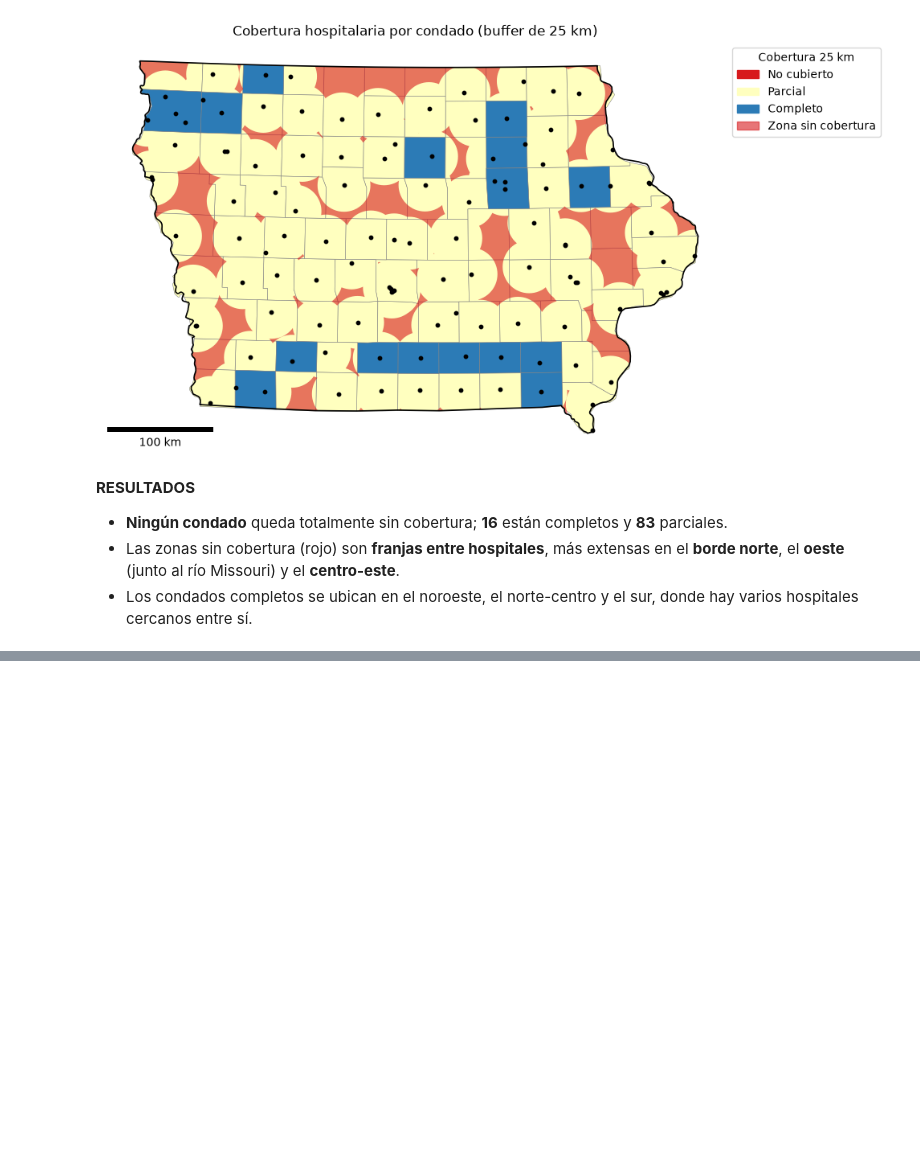
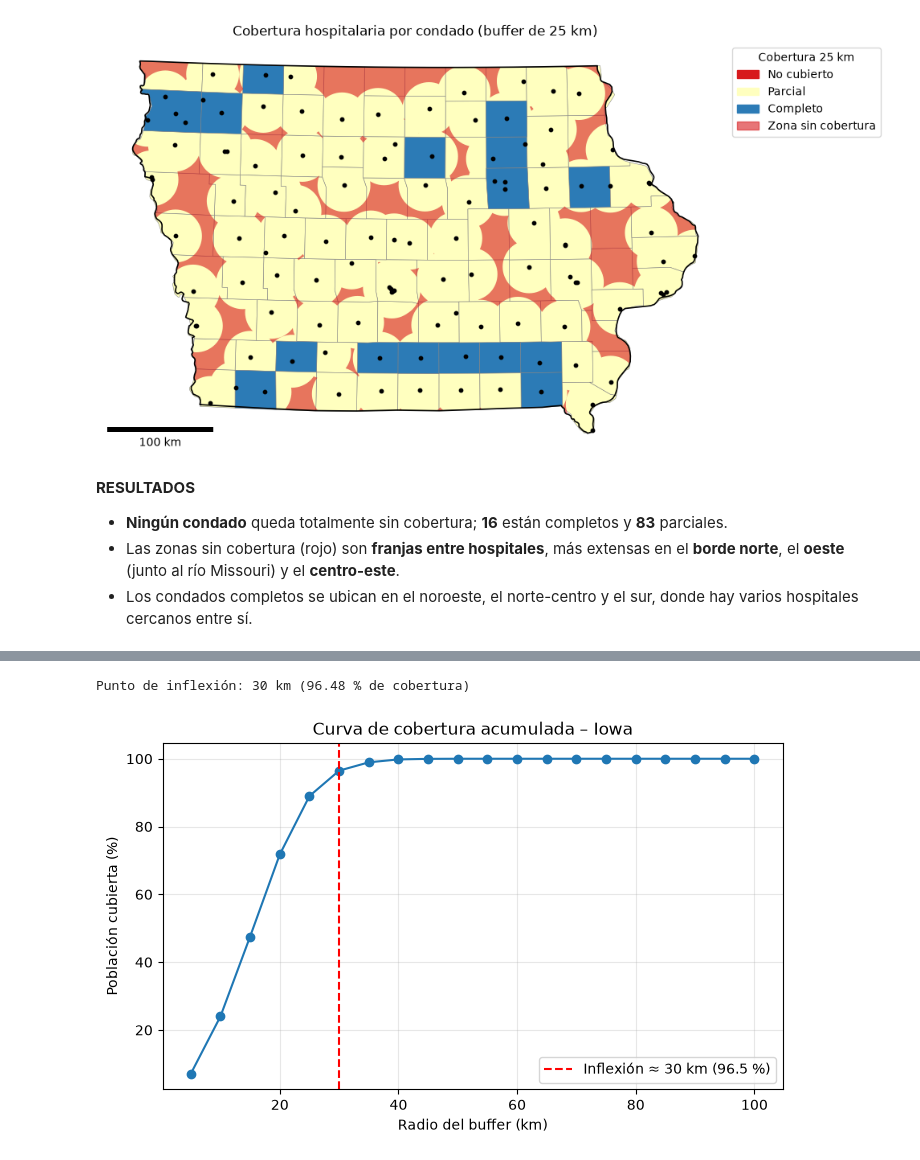
Before and after one commit to Tunchxz/CC2017-Laboratorio-5, a Jupyter notebook: laboratorio5.ipynb, the cells around one changed output, grey strips where cells are left out. Saved outputs shown, nothing was run; the diff lists cells and outputs as text; code cells hidden in the pictures; blank space fills up the shorter version.

```diff
--- a/laboratorio5.ipynb
+++ b/laboratorio5.ipynb
@@ -378,0 +387,12 @@ Name: count, dtype: int64
+# %%
+centroides = cond_ia[["fips", "nombre", "poblacion"]].copy()
+centroides = gpd.GeoDataFrame(centroides, geometry=cond_ia.centroid, crs=CRS_PROY)
+cercano = gpd.sjoin_nearest(
+    centroides, hosp_ia[["nombre", "tipo", "camas_total", "geometry"]],
+    how="left", distance_col="dist_m", lsuffix="cond", rsuffix="hosp",
+).drop_duplicates("fips")
+cercano["dist_km"] = cercano["dist_m"] / 1000
+cond_ia["dist_km"] = cond_ia["fips"].map(cercano.set_index("fips")["dist_km"])
+
+top10_dist = cercano.nlargest(10, "dist_km")
+top10_dist[["nombre_cond", "poblacion", "dist_km"]].reset_index(drop=True)
@@ -378,0 +420,9 @@ Name: count, dtype: int64
+# %%
+radios = np.arange(5, 105, 5)
+curva = pd.DataFrame({
+    "radio_km": radios,
+    "cobertura_%": [cobertura_poblacional(cond_ia, cobertura_unificada(hosp_ia, r)) / POB_TOTAL * 100
+                    for r in radios],
+})
+curva["ganancia_pp"] = curva["cobertura_%"].diff()
+curva
@@ -378,0 +447,19 @@ Name: count, dtype: int64
+# %%
+# Punto de inflexión (codo): punto de la curva más alejado de la recta que une sus extremos
+x, y = curva["radio_km"], curva["cobertura_%"]
+recta = y.iloc[0] + (x - x.iloc[0]) * (y.iloc[-1] - y.iloc[0]) / (x.iloc[-1] - x.iloc[0])
+inflexion = curva.loc[(y - recta).idxmax()]
+print(f"Punto de inflexión: {inflexion['radio_km']:.0f} km ({inflexion['cobertura_%']:.2f} % de cobertura)")
+
+fig, ax = plt.subplots(figsize=(8, 4.5))
+ax.plot(curva["radio_km"], curva["cobertura_%"], marker="o")
+ax.axvline(inflexion["radio_km"], color="red", linestyle="--",
+           label=f"Inflexión ≈ {inflexion['radio_km']:.0f} km ({inflexion['cobertura_%']:.1f} %)")
+ax.set(xlabel="Radio del buffer (km)", ylabel="Población cubierta (%)",
+       title="Curva de cobertura acumulada – Iowa")
+ax.grid(alpha=0.3)
+ax.legend()
+plt.show()
+# %% [output]
+Punto de inflexión: 30 km (96.48 % de cobertura)
+[figure, added]
```
Also changed, not shown: parts of 31 cells of this notebook.
